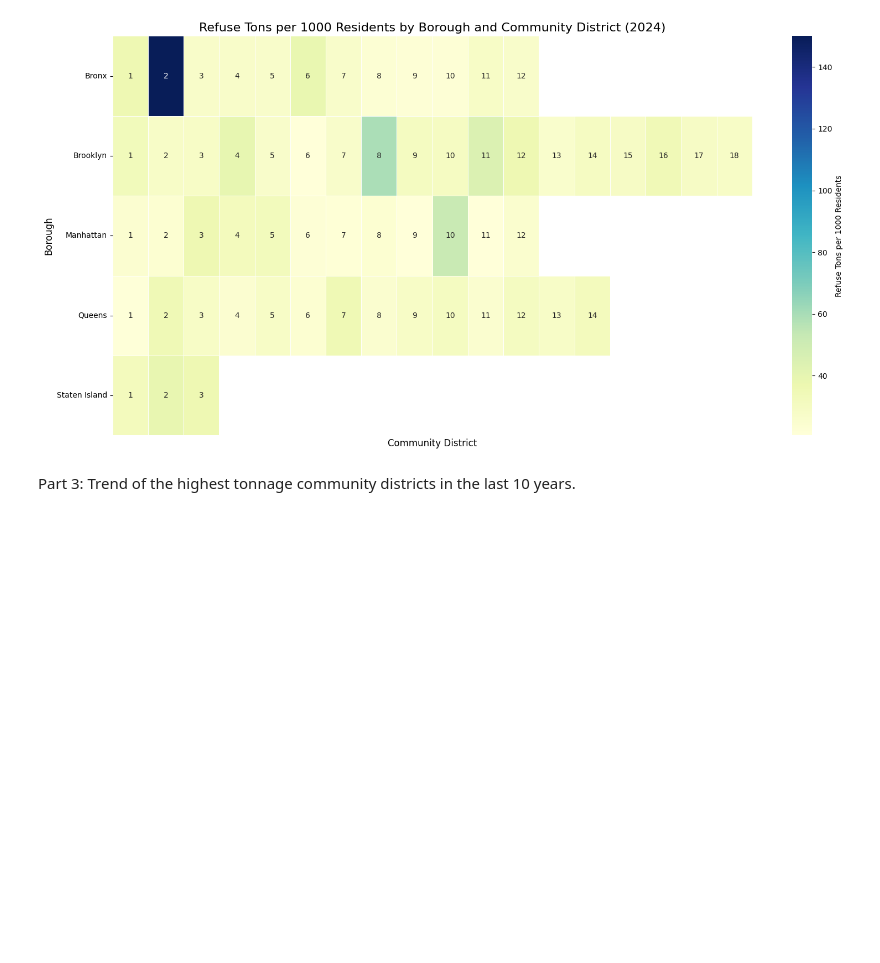
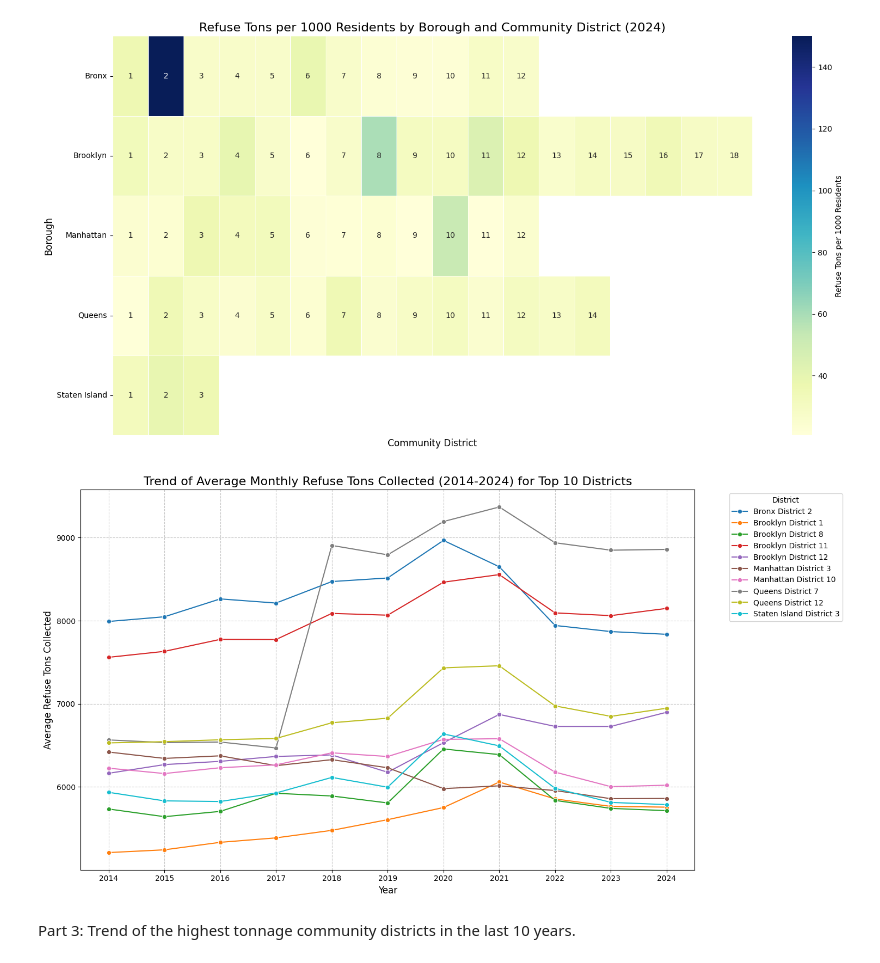
Before and after one commit to DianaAleksieieva/dirt_signal_nyc, a Jupyter notebook: python/tonnage/tonnage.ipynb, the cells around one changed output. Saved outputs shown, nothing was run; the diff lists cells and outputs as text; code cells hidden in the pictures; blank space fills up the shorter version.

```diff
--- a/python/tonnage/tonnage.ipynb
+++ b/python/tonnage/tonnage.ipynb
@@ -251,6 +252,33 @@ plt.tight_layout()
 plt.show()
 # %% [output]
 [figure]
+# %%
+top_10_districts_list = top_10_districts_by_refuse[['BOROUGH', 'COMMUNITYDISTRICT']].apply(tuple, axis=1).tolist()
+
+df_filtered_top_10 = df[df[['BOROUGH', 'COMMUNITYDISTRICT']].apply(tuple, axis=1).isin(top_10_districts_list)].copy()
+
+df_filtered_top_10_years = df_filtered_top_10[
+    (df_filtered_top_10['MONTH'].dt.year >= 2014) &
+    (df_filtered_top_10['MONTH'].dt.year <= 2024)
+].copy()
+
+df_filtered_top_10_years['YEAR'] = df_filtered_top_10_years['MONTH'].dt.year
+# %%
+yearly_avg_refuse_top_10 = df_filtered_top_10_years.groupby(['YEAR', 'BOROUGH', 'COMMUNITYDISTRICT'])['REFUSETONSCOLLECTED'].mean().reset_index()
+yearly_avg_refuse_top_10['District'] = yearly_avg_refuse_top_10['BOROUGH'] + ' District ' + yearly_avg_refuse_top_10['COMMUNITYDISTRICT'].astype(str)
+# %%
+plt.figure(figsize=(15, 8))
+sns.lineplot(data=yearly_avg_refuse_top_10, x='YEAR', y='REFUSETONSCOLLECTED', hue='District', marker='o')
+plt.title('Trend of Average Monthly Refuse Tons Collected (2014-2024) for Top 10 Districts', fontsize=16)
+plt.xlabel('Year', fontsize=12)
+plt.ylabel('Average Refuse Tons Collected', fontsize=12)
+plt.xticks(yearly_avg_refuse_top_10['YEAR'].unique())
+plt.grid(True, linestyle='--', alpha=0.7)
+plt.legend(bbox_to_anchor=(1.05, 1), loc='upper left', title='District')
+plt.tight_layout()
+plt.show()
+# %% [output]
+[figure, added]
 # %% [markdown]
 Part 3: Trend of the highest tonnage community districts in the last 10 years.
 # %%
```
Also changed, not shown: parts of 20 cells of this notebook.
